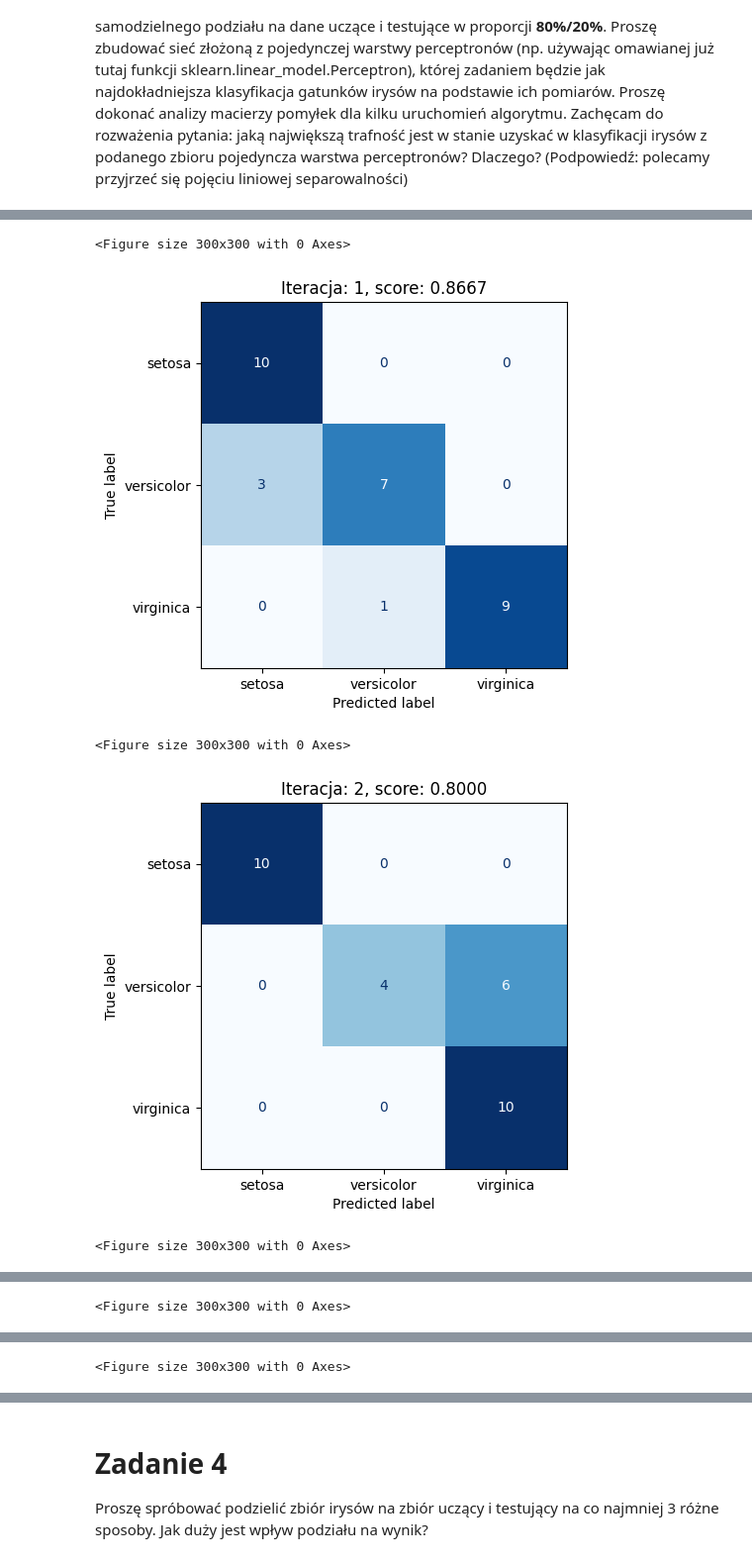
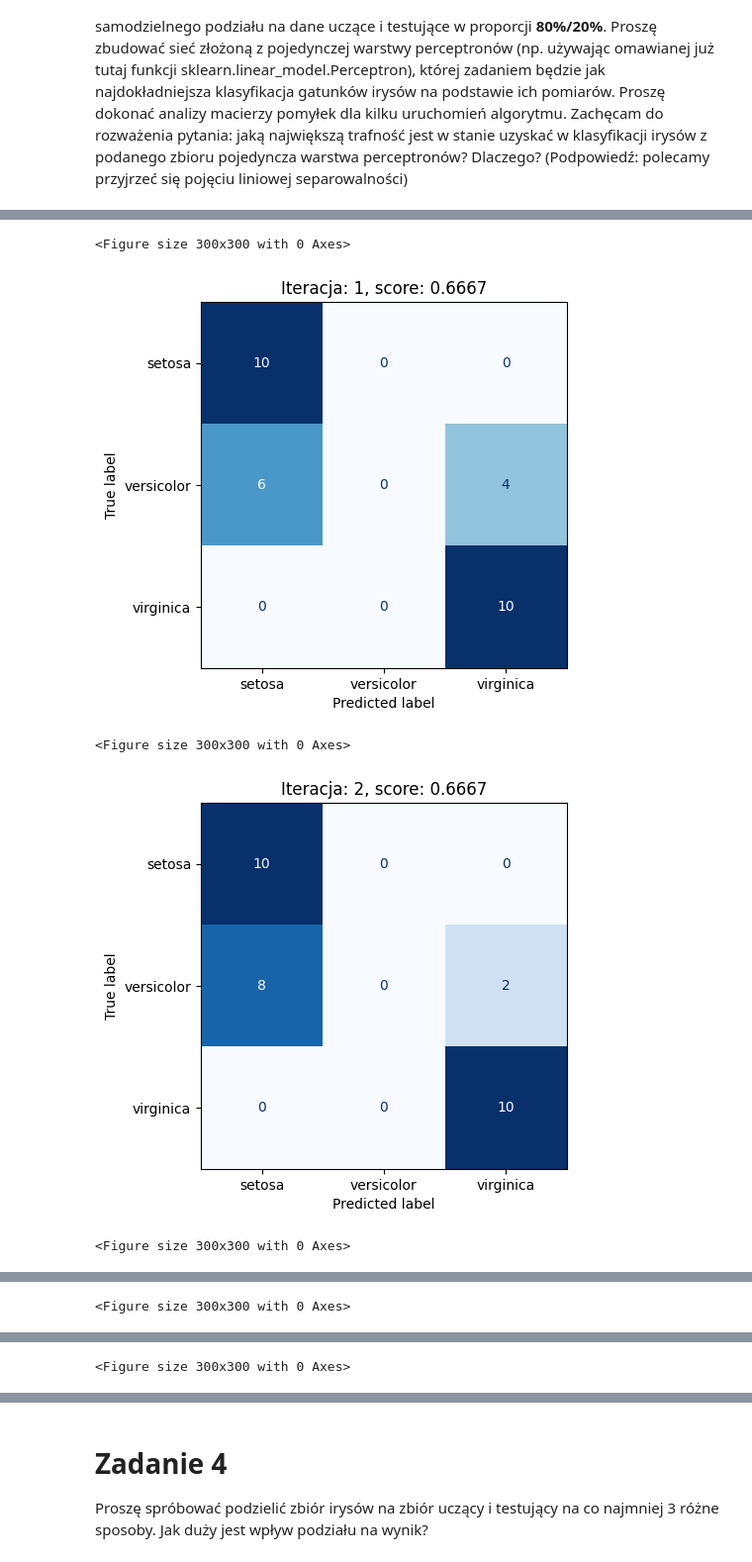
Before and after one commit to ZEN1X/MIO, a Jupyter notebook: lab01/lab01.ipynb, the cells around one changed output, grey strips where cells are left out. Shown: that part at 99% size. Saved outputs shown, nothing was run; the diff lists cells and outputs as text; code cells hidden in the pictures.

```diff
--- a/lab01/lab01.ipynb
+++ b/lab01/lab01.ipynb
@@ -58,7 +58,7 @@ for train_size in train_sizes:
     # testujemy
     print(f'Size: {train_size}, score: {neuron.score(X_test, y_test):.4f}')
 
-    x1 = np.linspace(-3, 3, 200)
+    x1 = np.linspace(x_min, x_max, 200)
     x2 = -(1./neuron.coef_[0][1])*(neuron.coef_[0][0]*x1+neuron.intercept_[0])
 
     # rysujemy
@@ -230,7 +230,7 @@ for i in range(5):
     # mieszamy dane uczące, aby uzyskać różne wyniki
     X_train_shuffled, y_train_shuffled = shuffle(X_train, y_train)
 
-    neuron = Perceptron(tol = 1e-5, max_iter = 300)
+    neuron = Perceptron(tol = 1e-5, max_iter = 300, shuffle=True)
     neuron.fit(X_train_shuffled, y_train_shuffled)
     y_pred = neuron.predict(X_test)
 
@@ -265,5 +265,5 @@ Iteracja: 5, score: 0.9000
 <Figure size 300x300 with 0 Axes>
-[figure, old version]
+[figure, new version]
 <Figure size 300x300 with 0 Axes>
-[figure, old version]
+[figure, new version]
 <Figure size 300x300 with 0 Axes>
```
Also changed, not shown: parts of 5 cells of this notebook.
